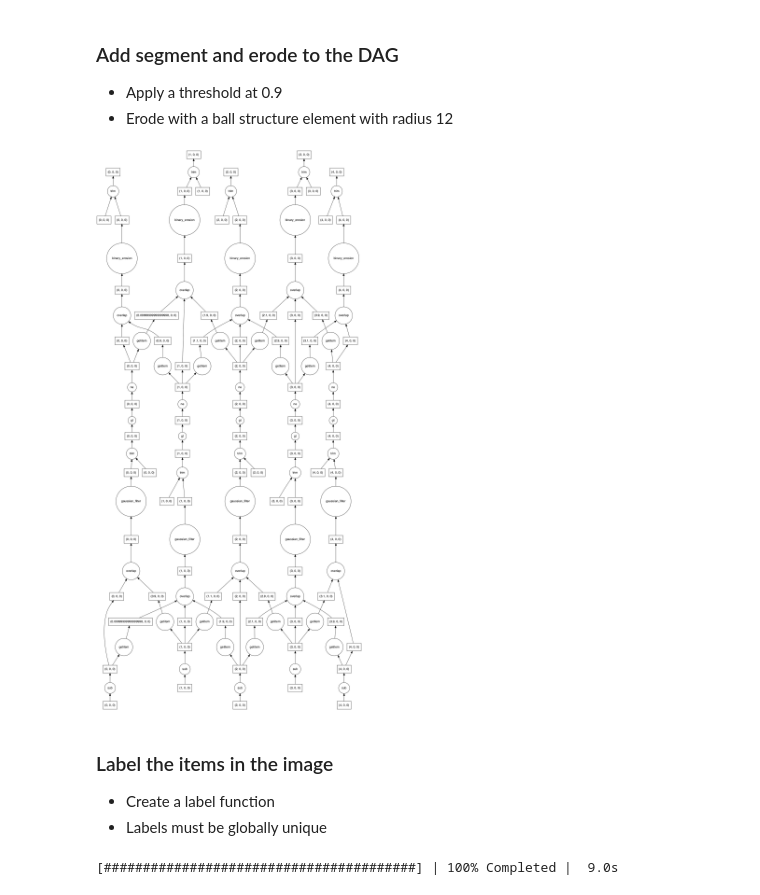
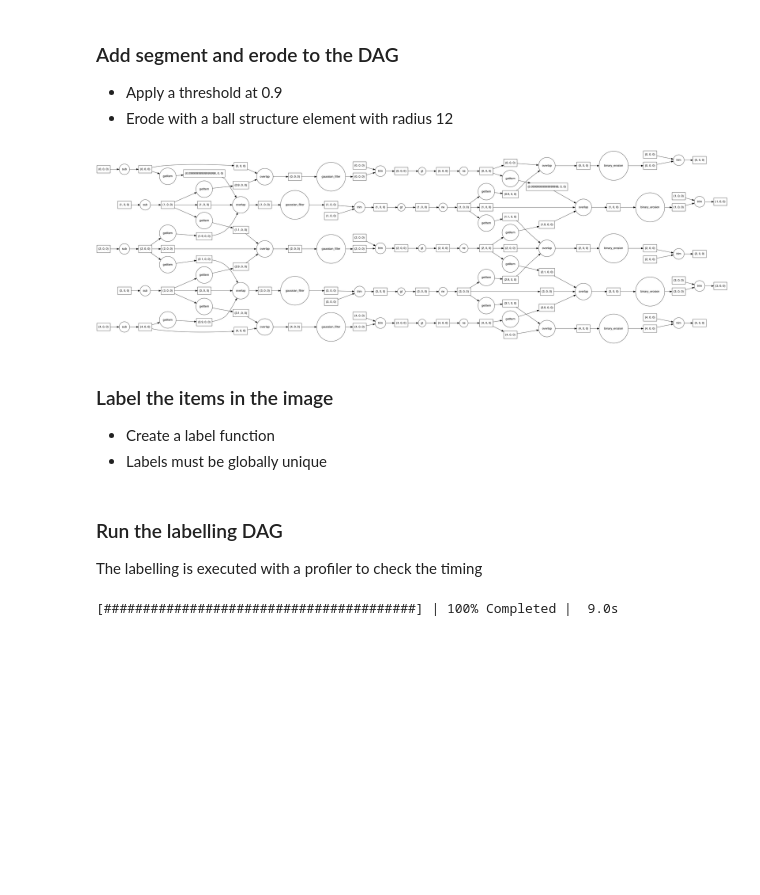
Before and after one commit to ImagingLectures/Quantitative-Big-Imaging-2024, a Jupyter notebook: Lectures/Lecture-11/11-ScalingUp.ipynb, the cells around one changed output. Saved outputs shown, nothing was run; the diff lists cells and outputs as text; code cells hidden in the pictures; blank space fills up the shorter version.

```diff
--- a/Lectures/Lecture-11/11-ScalingUp.ipynb
+++ b/Lectures/Lecture-11/11-ScalingUp.ipynb
@@ -1132,10 +1149,10 @@ dot_graph(image_filt.dask)
 # %%
 import dask_ndmorph as ndmorph
 from skimage.morphology import ball
 erode_foam = ndmorph.binary_erosion(image_filt > 0.9, ball(12))
-dot_graph(erode_foam.dask)
+dot_graph(erode_foam.dask,rankdir='LR')
 # %% [output]
-[figure, old version]
+[figure, new version]
 # %% [markdown]
 ### Label the items in the image
 - Create a label function
@@ -1153,6 +1170,10 @@ def block_label(in_block, block_id=None):
 
 
 lab_bubbles = erode_foam.map_blocks(block_label, dtype='int64')
+# %% [markdown]
+### Run the labelling DAG
+
+The labelling is executed with a profiler to check the timing
 # %%
 with diag.ProgressBar(), diag.Profiler() as prof, diag.ResourceProfiler(0.5) as rprof:
     processed_stack = lab_bubbles.compute(num_workers=4)
```
Also changed, not shown: parts of 12 cells of this notebook, 8 other files.
